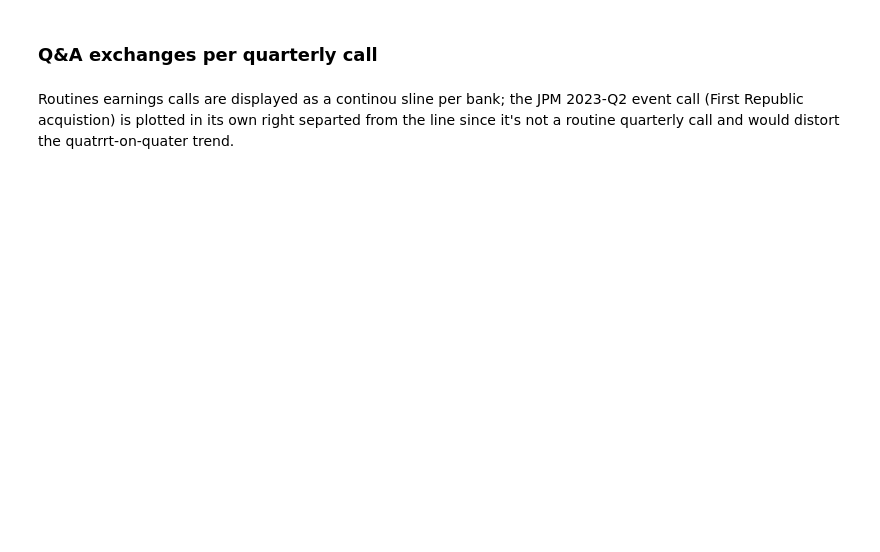
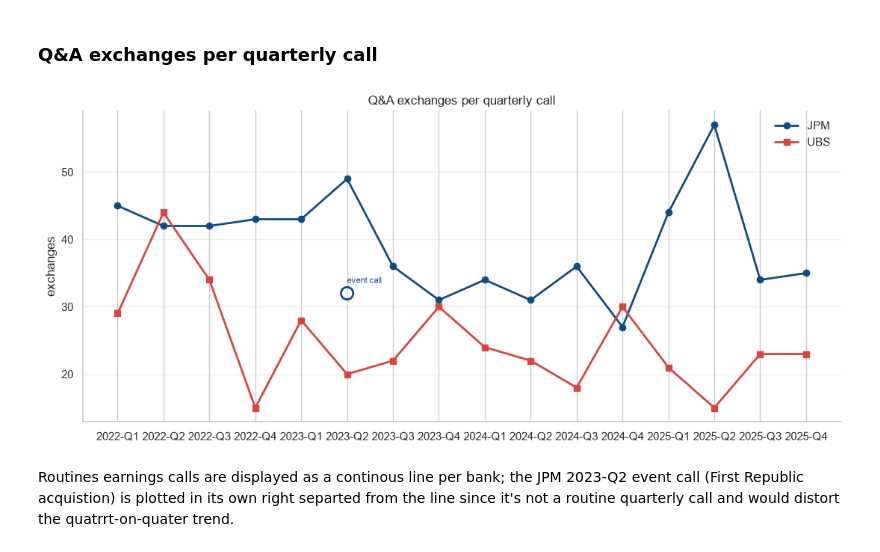
Before and after one commit to maybebool/boe-financial-analysis, a Jupyter notebook: notebooks/john/00_upload_and_clean_csv.ipynb, the cells around one changed output. Cells and saved outputs as stored; diff of their text form; code cells hidden in the pictures; blank space fills up the shorter version.

```diff
--- a/notebooks/john/00_upload_and_clean_csv.ipynb
+++ b/notebooks/john/00_upload_and_clean_csv.ipynb
@@ -86,7 +86,7 @@ extraction does not silently change the numbers under us.
 # %%
 from src import loading
 # %%
-EXPORT = "2026-09-13"
+EXPORT = "2026-09-30"
 
 raw_utterances = loading.load(DATA, "all_utterances.csv", EXPORT)
 raw_sentences = loading.load(DATA, "all_sentences.csv", EXPORT)
@@ -452,37 +650,39 @@ def plot_exchanges_per_quarter(counts: pd.DataFrame):
     for a slide or report.
     """
     quarters = sorted(counts["quarter"].unique())
-    fig, ax = plt.subplots(figsize=(9, 5))
+    fig, ax = plt.subplots(figsize=(11, 5))
 
     for bank, style in [("JPM", dict(color="#0f4c81", marker="o")),
                          ("UBS", dict(color="#d64541", marker="s"))]:
         routine = (counts[(counts.bank == bank) & (counts.call_type == "earnings")]
                    .set_index("quarter").reindex(quarters))
         ax.plot(quarters, routine["n_exchanges"], label=bank, linewidth=2, **style)
 
         special = counts[(counts.bank == bank) & (counts.call_type != "earnings")]
         if not special.empty:
             ax.scatter(special["quarter"], special["n_exchanges"],
                        s=140, facecolors="none", edgecolors=style["color"],
                        linewidths=2, zorder=5)
             for _, row in special.iterrows():
                 ax.annotate(f"{row.call_type} call", (row["quarter"], row["n_exchanges"]),
                             textcoords="offset points", xytext=(0, 10),
                             fontsize=8, color=style["color"])
 
     ax.set_title("Q&A exchanges per quarterly call")
     ax.set_ylabel("exchanges")
     ax.set_xticks(range(len(quarters)))
     ax.set_xticklabels(quarters, rotation=0)
     ax.legend(frameon=False)
     ax.spines[["top", "right"]].set_visible(False)
     ax.grid(axis="y", alpha=0.3)
     fig.tight_layout()
     return fig
 
 
 fig = plot_exchanges_per_quarter(counts)
 # Uncomment to save a copy for a report/slide:
 # fig.savefig("qa_exchanges_per_quarter.png", dpi=150)
+# %% [output]
+[figure, added]
 # %% [markdown]
-Routines earnings calls are displayed as a continou sline per bank; the JPM 2023-Q2 event call (First Republic acquistion) is plotted in its own right separted from the line since it's not a routine quarterly call and would distort the quatrrt-on-quater trend.
+Routines earnings calls are displayed as a continous line per bank; the JPM 2023-Q2 event call (First Republic acquistion) is plotted in its own right separted from the line since it's not a routine quarterly call and would distort the quatrrt-on-quater trend.
```
Also changed, not shown: parts of 23 cells of this notebook, 9 other files.
